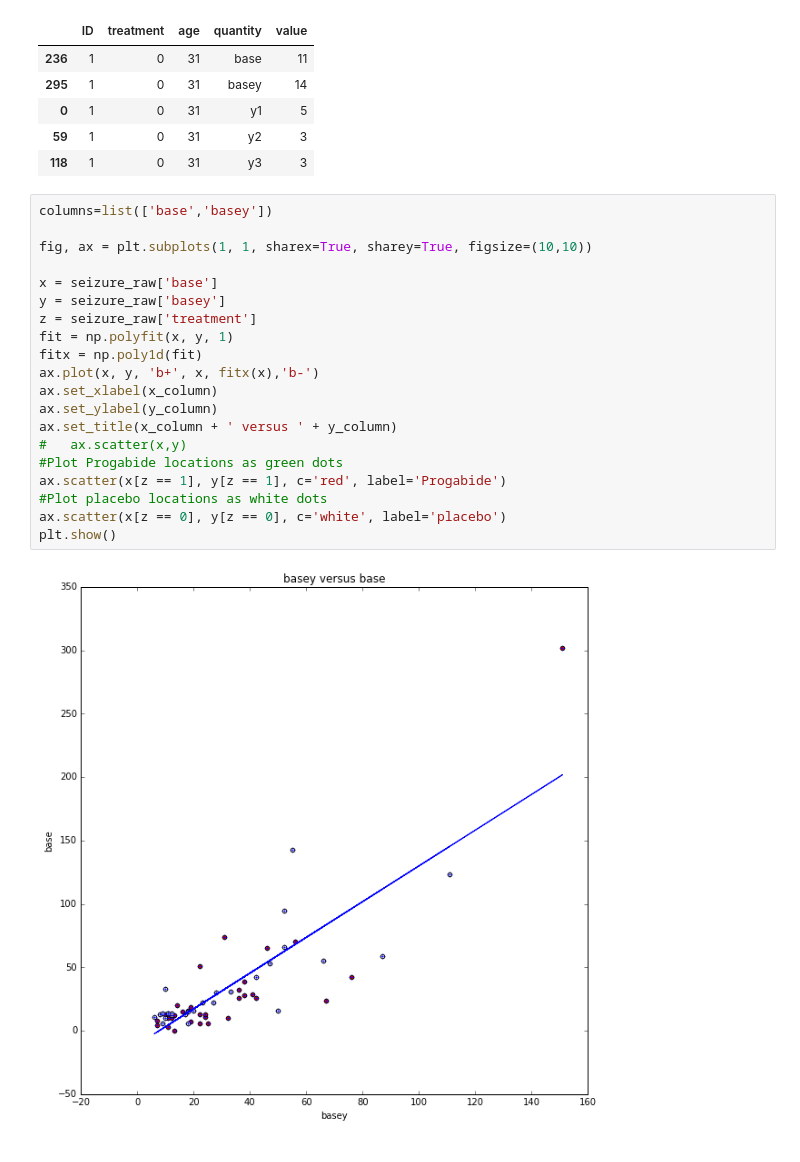
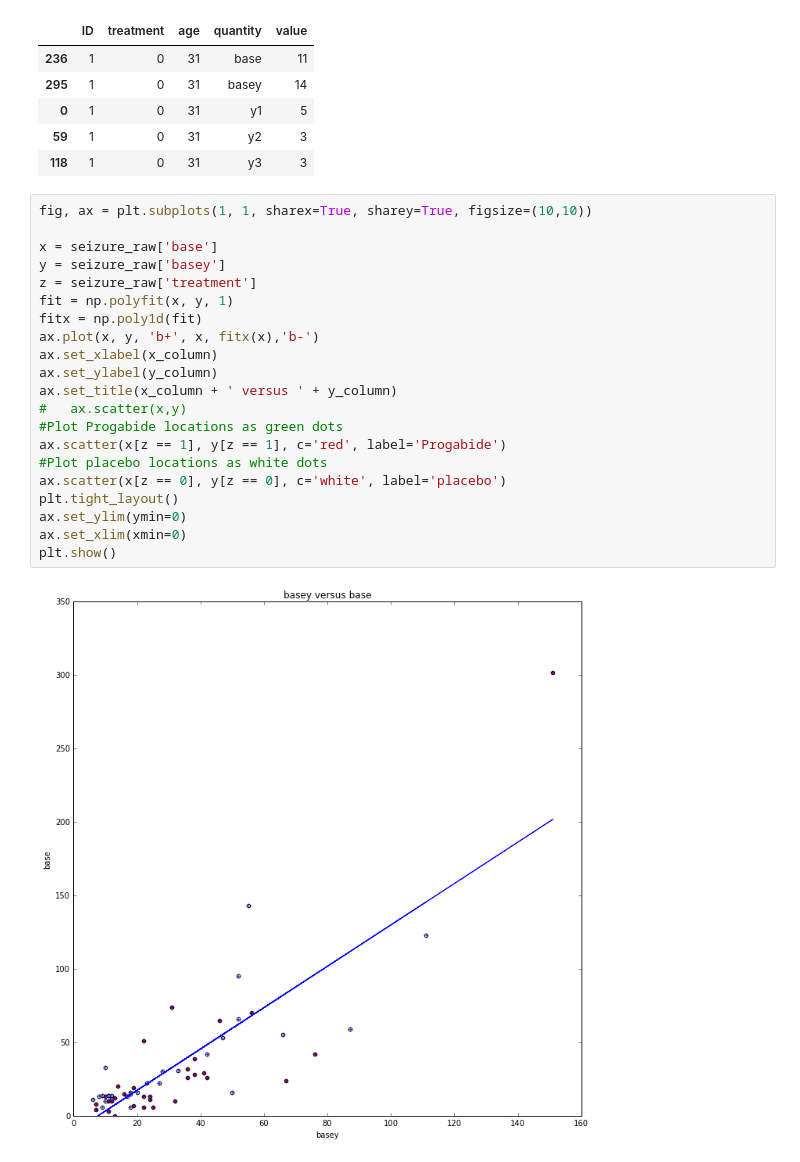
Before and after one commit to harvard-team-pivot/epilepsy-prediction, a Jupyter notebook: Team_Pivot_CS109A_Final_Project_Milestone_3_Sean.ipynb, the cells around one changed output. Cells and saved outputs as stored; diff of their text form.

```diff
--- a/Team_Pivot_CS109A_Final_Project_Milestone_3_Sean.ipynb
+++ b/Team_Pivot_CS109A_Final_Project_Milestone_3_Sean.ipynb
@@ -113,24 +113,25 @@ seizure_df.head()
 | 59 | 1 | 0 | 31 | y2 | 3 |
 | 118 | 1 | 0 | 31 | y3 | 3 |
 # %%
-columns=list(['base','basey'])
-
 fig, ax = plt.subplots(1, 1, sharex=True, sharey=True, figsize=(10,10))
 
 x = seizure_raw['base']
 y = seizure_raw['basey']
 z = seizure_raw['treatment']
 fit = np.polyfit(x, y, 1)
 fitx = np.poly1d(fit)
 ax.plot(x, y, 'b+', x, fitx(x),'b-')
 ax.set_xlabel(x_column)
 ax.set_ylabel(y_column)
 ax.set_title(x_column + ' versus ' + y_column)
 #   ax.scatter(x,y)
 #Plot Progabide locations as green dots
 ax.scatter(x[z == 1], y[z == 1], c='red', label='Progabide')
 #Plot placebo locations as white dots
 ax.scatter(x[z == 0], y[z == 0], c='white', label='placebo')
+plt.tight_layout()
+ax.set_ylim(ymin=0)
+ax.set_xlim(xmin=0)
 plt.show()
 # %% [output]
-[figure, old version]
+[figure, new version]
```
Also changed, not shown: parts of 6 cells of this notebook.
